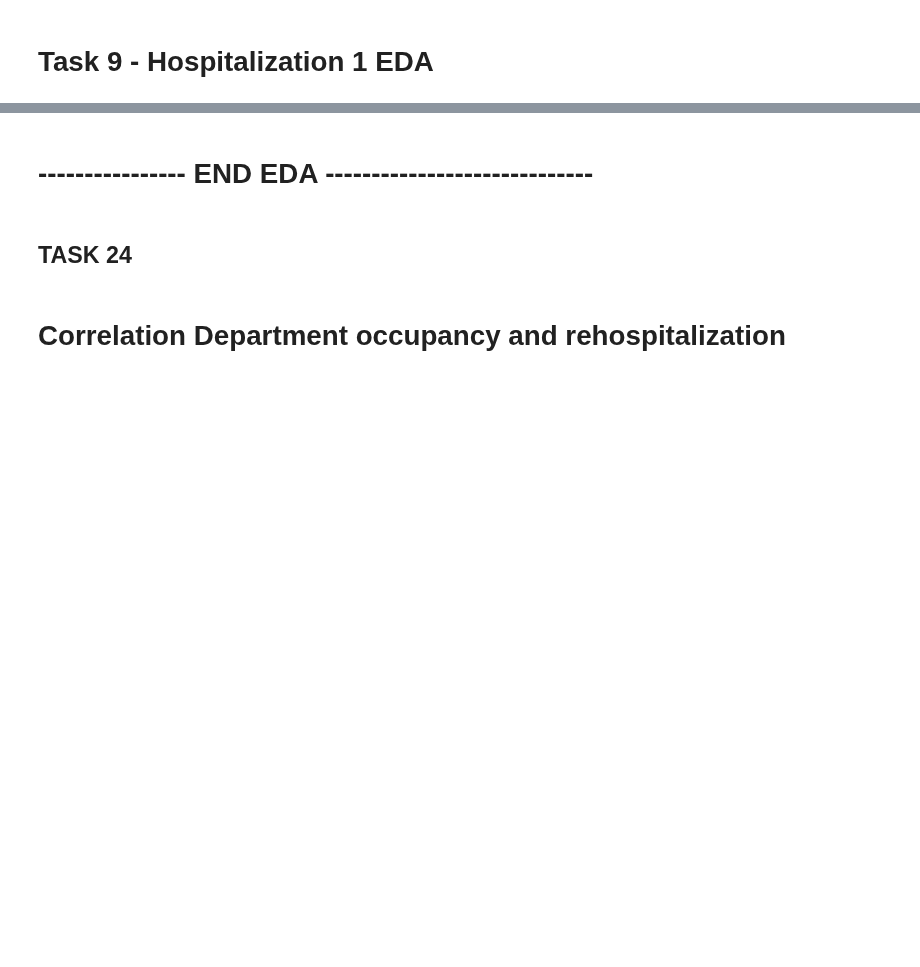
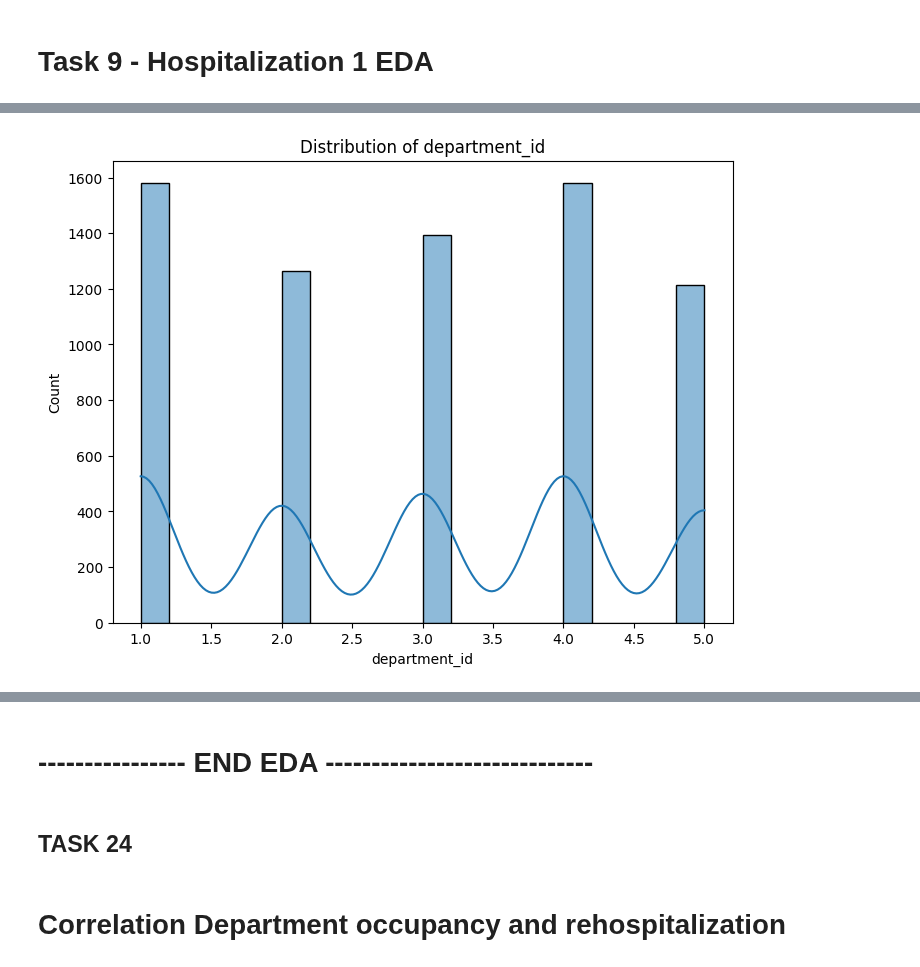
Before and after one commit to RyanWri/data-science2-lab-final-project, a Jupyter notebook: src/team_1/team_1_results.ipynb, the cells around one changed output, grey strips where cells are left out. Saved outputs shown, nothing was run; the diff lists cells and outputs as text; code cells hidden in the pictures; blank space fills up the shorter version.

```diff
--- a/src/team_1/team_1_results.ipynb
+++ b/src/team_1/team_1_results.ipynb
@@ -166,0 +110,5 @@ rehospitalized_patients_data[rehospitalized_patients_data['Patient'] == 62051].h
+# %%
+# Cell 5: Plot distribution of a numerical column
+eda.plot_distribution('department_id')
+# %% [output]
+[figure, added]
```
Also changed, not shown: parts of 31 cells of this notebook, 6 other files.
